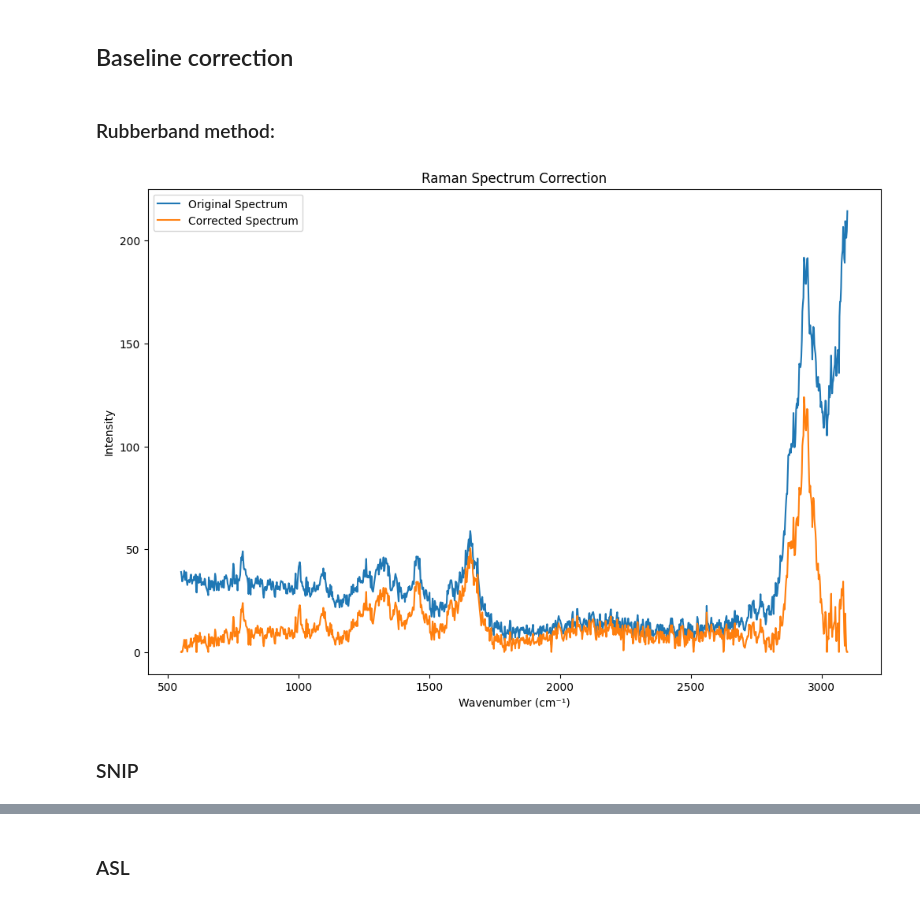
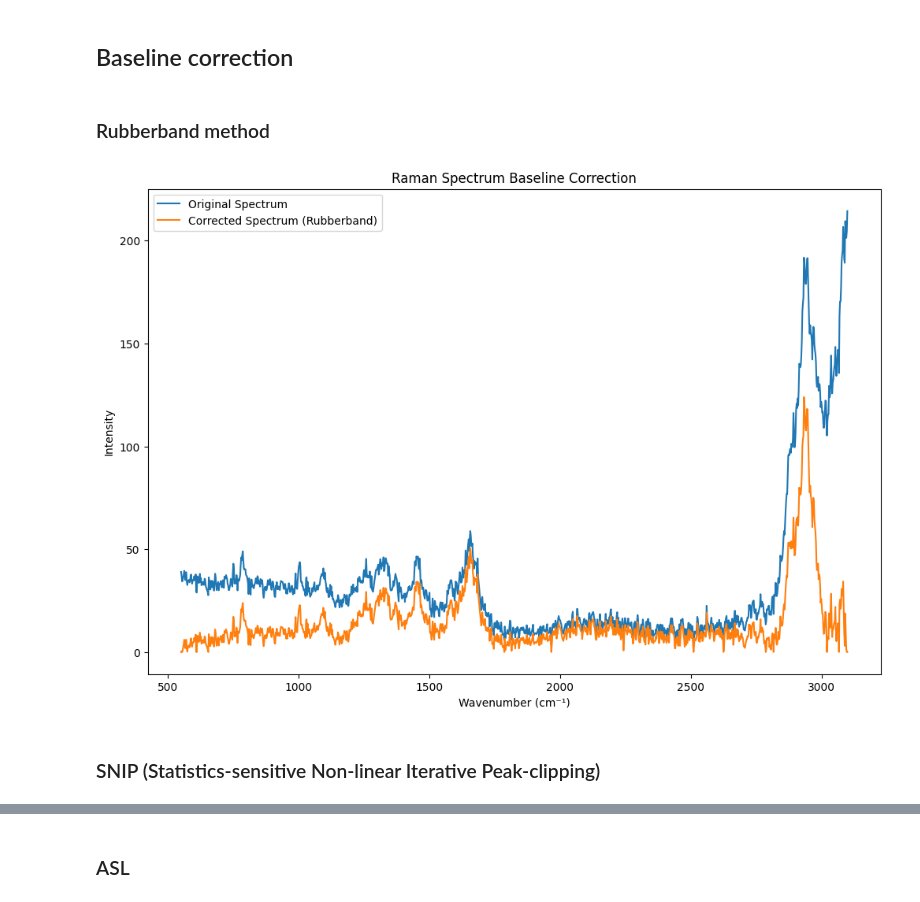
Before and after one commit to dcalonge/TFM, a Jupyter notebook: tfm.ipynb, the cells around one changed output, grey strips where cells are left out. Saved outputs shown, nothing was run; the diff lists cells and outputs as text; code cells hidden in the pictures.

```diff
--- a/tfm.ipynb
+++ b/tfm.ipynb
@@ -181,7 +181,7 @@ plt.show()
 # %% [markdown]
 ##  Baseline correction
 # %% [markdown]
-### Rubberband method:
+### Rubberband method
 # %%
 import numpy as np
 import pandas as pd
@@ -204,17 +204,17 @@ def rubberband_baseline_correction(df):
 # %%
 import matplotlib.pyplot as plt
 
 plt.figure(figsize=(12, 8))
 plt.plot(X_pre.iloc[6000], label='Original Spectrum')
-plt.plot(rubberband_baseline_correction_series(X_pre.iloc[6000]), label='Corrected Spectrum')
+plt.plot(rubberband_baseline_correction(X_pre).iloc[6000], label='Corrected Spectrum (Rubberband)')
 plt.xlabel('Wavenumber (cm⁻¹)')
 plt.ylabel('Intensity')
 plt.legend()
-plt.title('Raman Spectrum Correction')
+plt.title('Raman Spectrum Baseline Correction')
 plt.show()
 # %% [output]
-[figure, old version]
+[figure, new version]
-# %% [markdown]
-### SNIP
+# %% [markdown]
+### SNIP (Statistics-sensitive Non-linear Iterative Peak-clipping)
 # %%
 !pip install pybaselines
```
Also changed, not shown: parts of 25 cells of this notebook.
